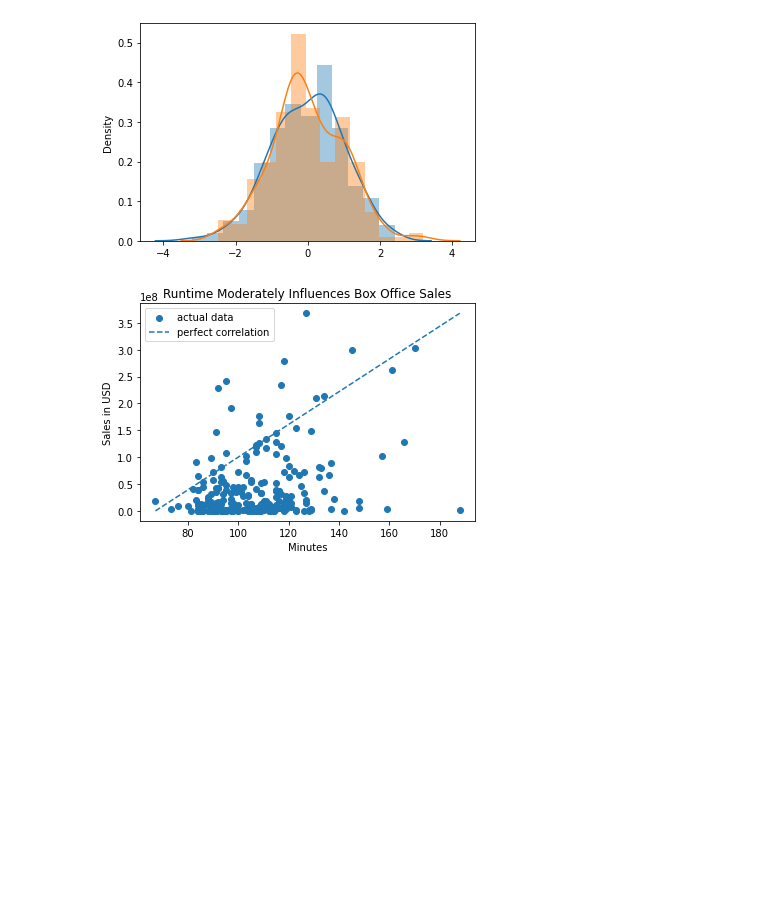
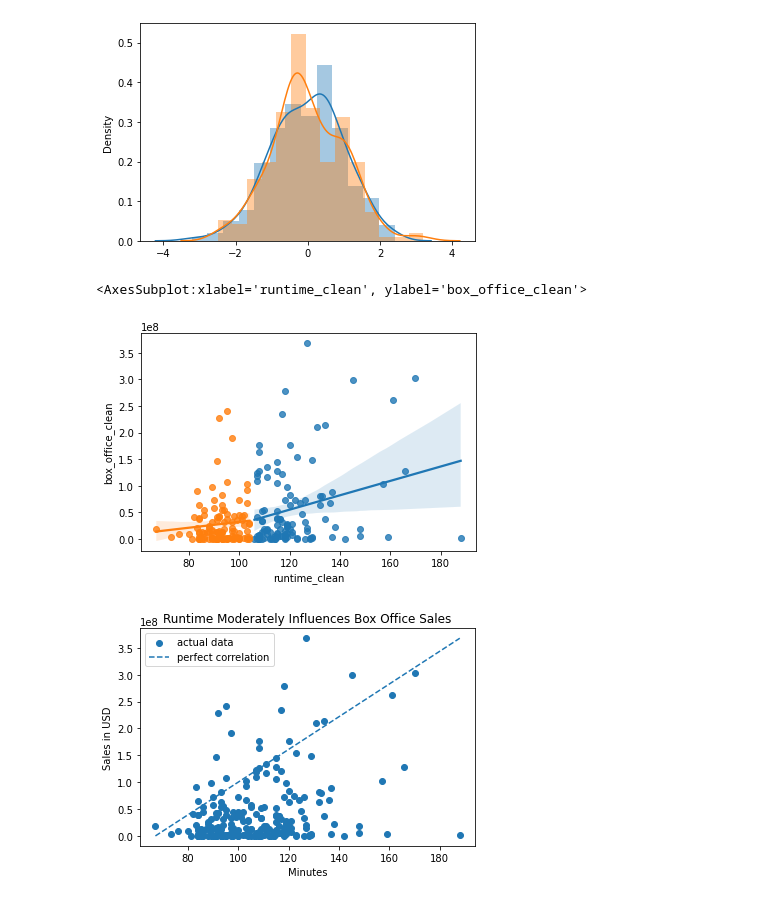
Before and after one commit to jumholtz/AIOverlordSupporters, a Jupyter notebook: student.ipynb, the cells around one changed output. Saved outputs shown, nothing was run; the diff lists cells and outputs as text; code cells hidden in the pictures; blank space fills up the shorter version.

Commit message:
Changed t-test code per Abhineet, added regplot

```diff
--- a/student.ipynb
+++ b/student.ipynb
@@ -175,6 +175,12 @@ sns.distplot([(x - d2.mean())/d2.std() for x in d2])
 # %% [output]
 <AxesSubplot:ylabel='Density'>
 [figure]
+# %%
+sns.regplot(df2more['runtime_clean'], df2more['box_office_clean'])
+sns.regplot(df2less['runtime_clean'], df2less['box_office_clean'])
+# %% [output]
+<AxesSubplot:xlabel='runtime_clean', ylabel='box_office_clean'>
+[figure, added]
 # %%
 fig, ax = plt.subplots() #Generate Scatter plot
 
```
Also changed, not shown: parts of 1 cell of this notebook.
